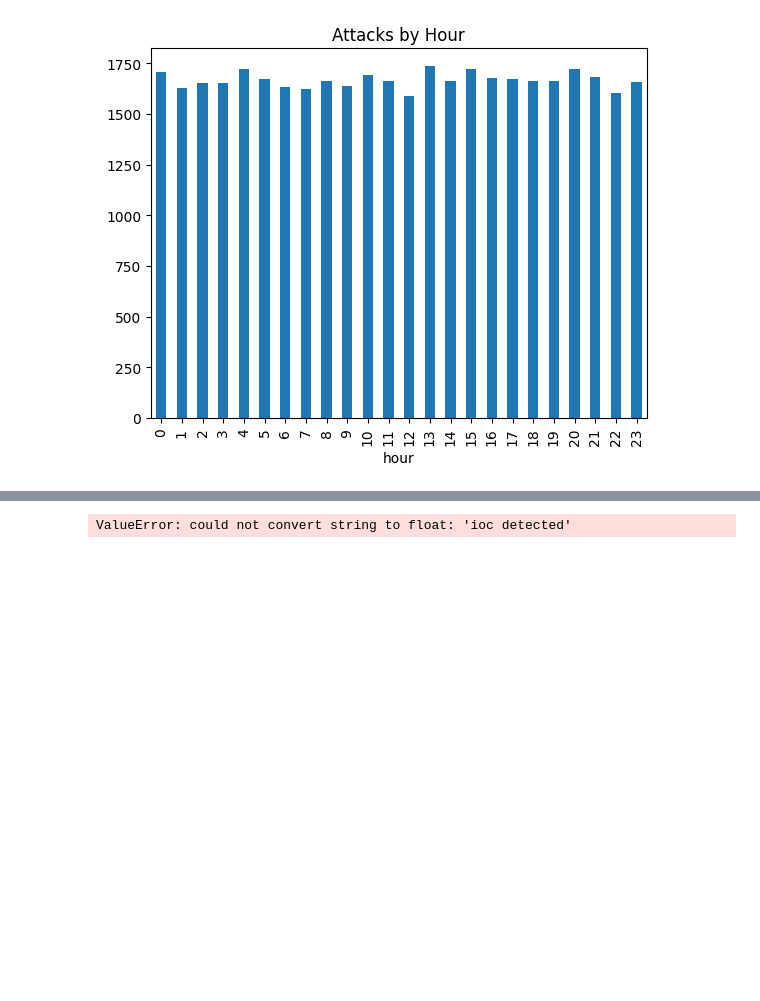
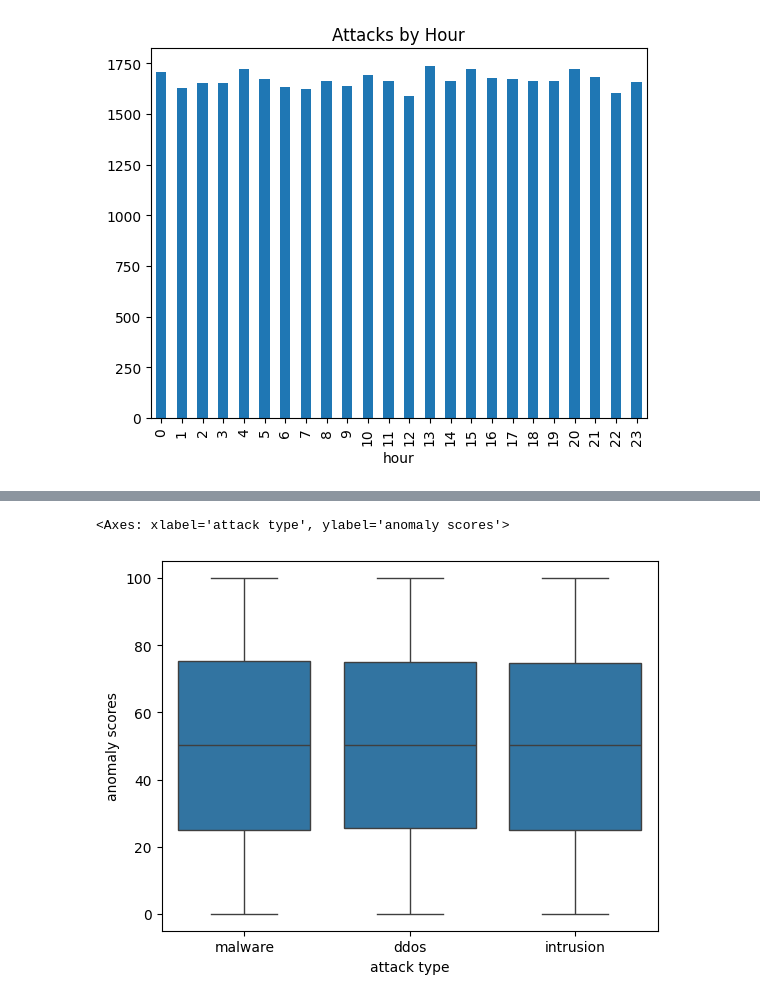
Before and after one commit to snehasharma2541/cs_project, a Jupyter notebook: project/notebook/model.ipynb, the cells around one changed output, grey strips where cells are left out. Cells and saved outputs as stored; diff of their text form; code cells hidden in the pictures; blank space fills up the shorter version.

Commit message:
Adding Models

```diff
--- a/project/notebook/model.ipynb
+++ b/project/notebook/model.ipynb
@@ -182,5 +191,5 @@ x['traffic type'] = le.fit_transform(x['traffic type'])
 # %%
-from sklearn.ensemble import RandomForestClassifier
-from sklearn.metrics import accuracy_score, classification_report, confusion_matrix
-from sklearn.model_selection import train_test_split
-from sklearn.tree import plot_tree
+sns.boxplot(data=df, x='attack type', y='anomaly scores')
+# %% [output]
+<Axes: xlabel='attack type', ylabel='anomaly scores'>
+[figure, added]
@@ -190,5 +195,0 @@ x_train, x_test, y_train, y_test = train_test_split(x, y1, test_size=0.2, random
-# %%
-model = RandomForestClassifier(n_estimators=100, random_state=42)
-model.fit(x_train, y_train)
-# %% [output]
-ValueError: could not convert string to float: 'ioc detected'
```
Also changed, not shown: parts of 25 cells of this notebook, 4 other files.
